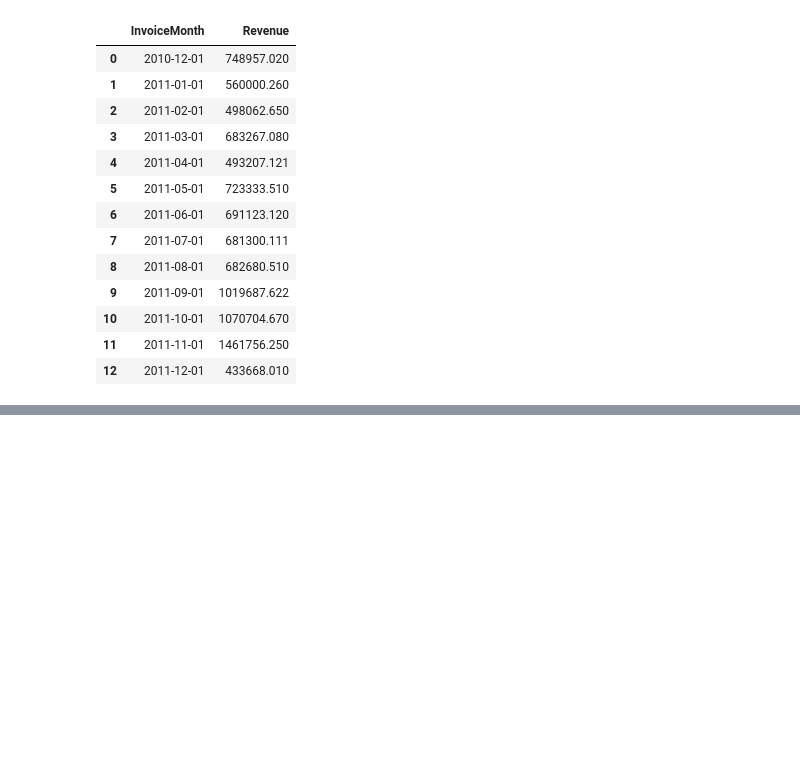
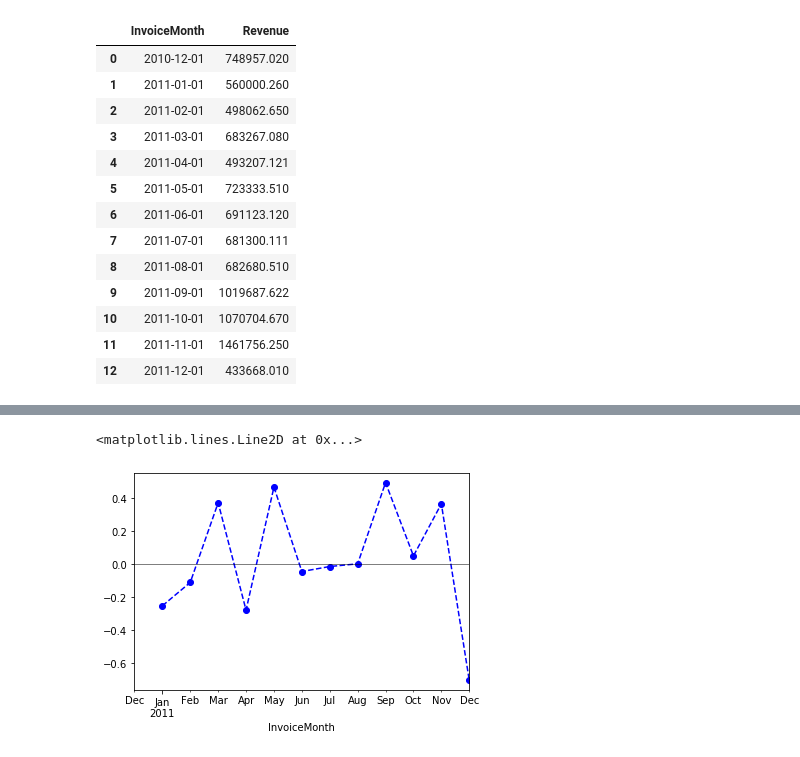
Before and after one commit to chhart/DataDrivenGrowth, a Jupyter notebook: 2020-06-11 Know Your Metrics.ipynb, the cells around one changed output, grey strips where cells are left out. Cells and saved outputs as stored; diff of their text form; code cells hidden in the pictures; blank space fills up the shorter version.

```diff
--- a/2020-06-11 Know Your Metrics.ipynb
+++ b/2020-06-11 Know Your Metrics.ipynb
@@ -88,0 +101,3 @@ AttributeError: 'Line2D' object has no property 'y'
+# %%
+tx_revenue['MonthlyGrowth'] = tx_revenue['Revenue'].pct_change()
+tx_revenue
@@ -88,0 +119,6 @@ AttributeError: 'Line2D' object has no property 'y'
+# %%
+tx_revenue.plot('InvoiceMonth', 'MonthlyGrowth', color='b', marker='o', linestyle='dashed', legend = False)
+plt.axhline(linewidth=.5, color='k')
+# %% [output]
+<matplotlib.lines.Line2D at 0x...>
+[figure, added]
```
Also changed, not shown: parts of 7 cells of this notebook.
